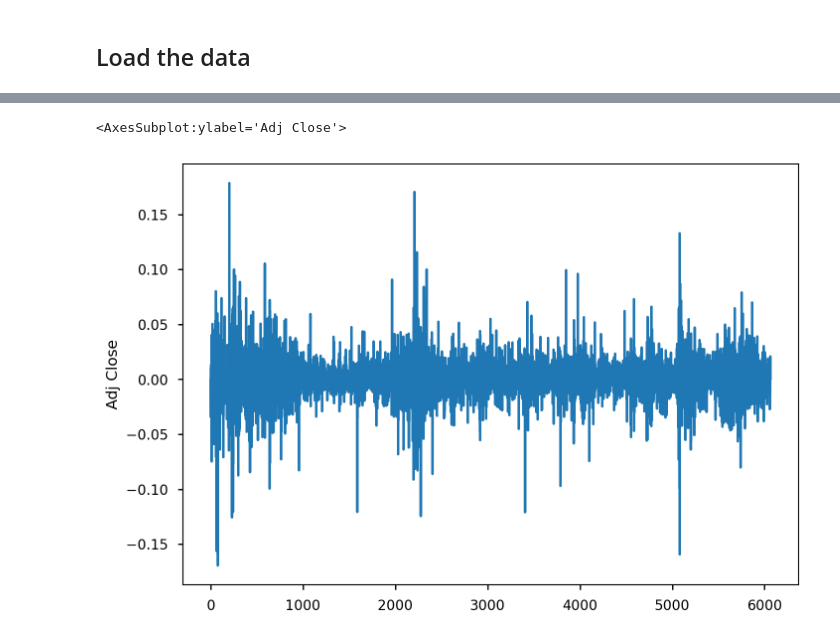
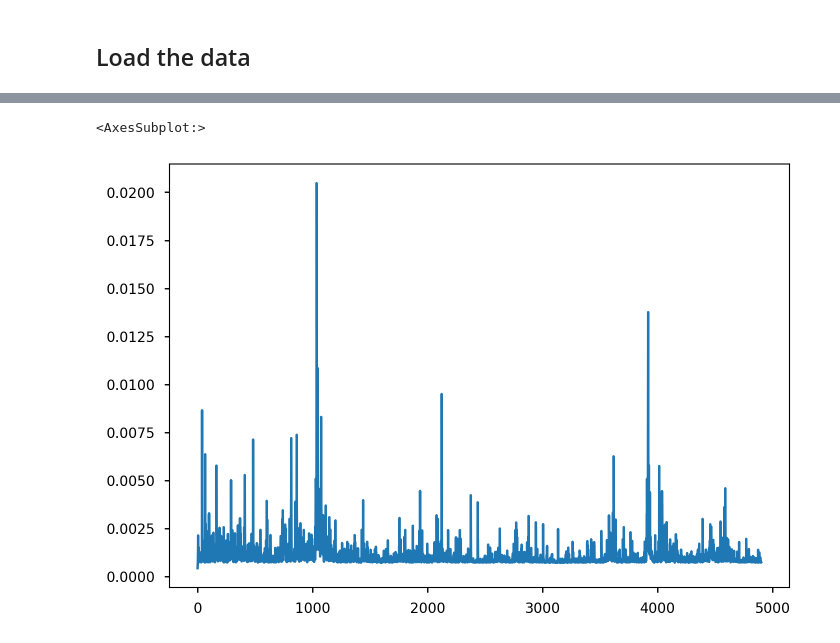
Before and after one commit to mus514/ML_Pipeline_Hub, a Jupyter notebook: library/garch_model.ipynb, the cells around one changed output, grey strips where cells are left out. Saved outputs shown, nothing was run; the diff lists cells and outputs as text; code cells hidden in the pictures.

```diff
--- a/library/garch_model.ipynb
+++ b/library/garch_model.ipynb
@@ -49,6 +52,2 @@ def garch(theta, r):
 
     return sigma
-# %%
-theta = [0.000002, 0.5, 0.48]
-r = returns["aapl"]
-sigma = garch(theta, r)
@@ -59,0 +54,8 @@ sns.histplot(x=r)
+# %%
+def log_normal_likely(theta, r):
+    sigma = garch(theta, r)[:-1]
+    ll = (-np.log(np.sqrt(2*pi)*sigma) - 0.5*((r-np.mean(r))/sigma)**2).sum()
+    if np.isfinite(ll):
+        return ll
+    else:
+        return 1e10
@@ -60,5 +64,34 @@ sns.histplot(x=r)
+# %%
+from scipy.optimize import minimize
+
+# Assuming you have some initial guess for theta
+initial_guess = [np.var(r), 0.5, 0.4]  # Adjust the initial guess accordingly
+
+# Define a function that returns the negative log-likelihood
+neg_log_likelihood = lambda theta: -log_normal_likely(theta, r)
+
+
+constraint_1 = {'type':'ineq', 'fun':lambda theta: 1-theta[1]-theta[2]}
+constraint_2 = {'type':'ineq', 'fun':lambda theta: theta[1]-1}
+constraint_3 = {'type':'ineq', 'fun':lambda theta: theta[2]-1}
+
+bonds = [(0, np.var(r)), (0.0001, 0.99), (0.0001, 0.99)]
+
+constraints = [constraint_1, constraint_2, constraint_3]
+
+#bounds = [(0, 1), (0, 1), (0, 1)]
+# Use the minimize function with the constraints
+result = minimize(neg_log_likelihood, initial_guess, constraints=constraints, )
+
+# Extract the optimal parameters
+optimal_theta = result.x
+
+# Print the results
+print("Optimal Parameters:", optimal_theta)
+# %%
+sigma = garch(optimal_theta, r)
 # %%
-sns.lineplot(y = log_returns, x=range(0, len(r)))
+sns.lineplot(y=sigma, x = range(0, len(sigma)))
 # %% [output]
-<AxesSubplot:ylabel='Adj Close'>
+<AxesSubplot:>
-[figure, old version]
+[figure, new version]
```
Also changed, not shown: parts of 11 cells of this notebook, 3 other files.
